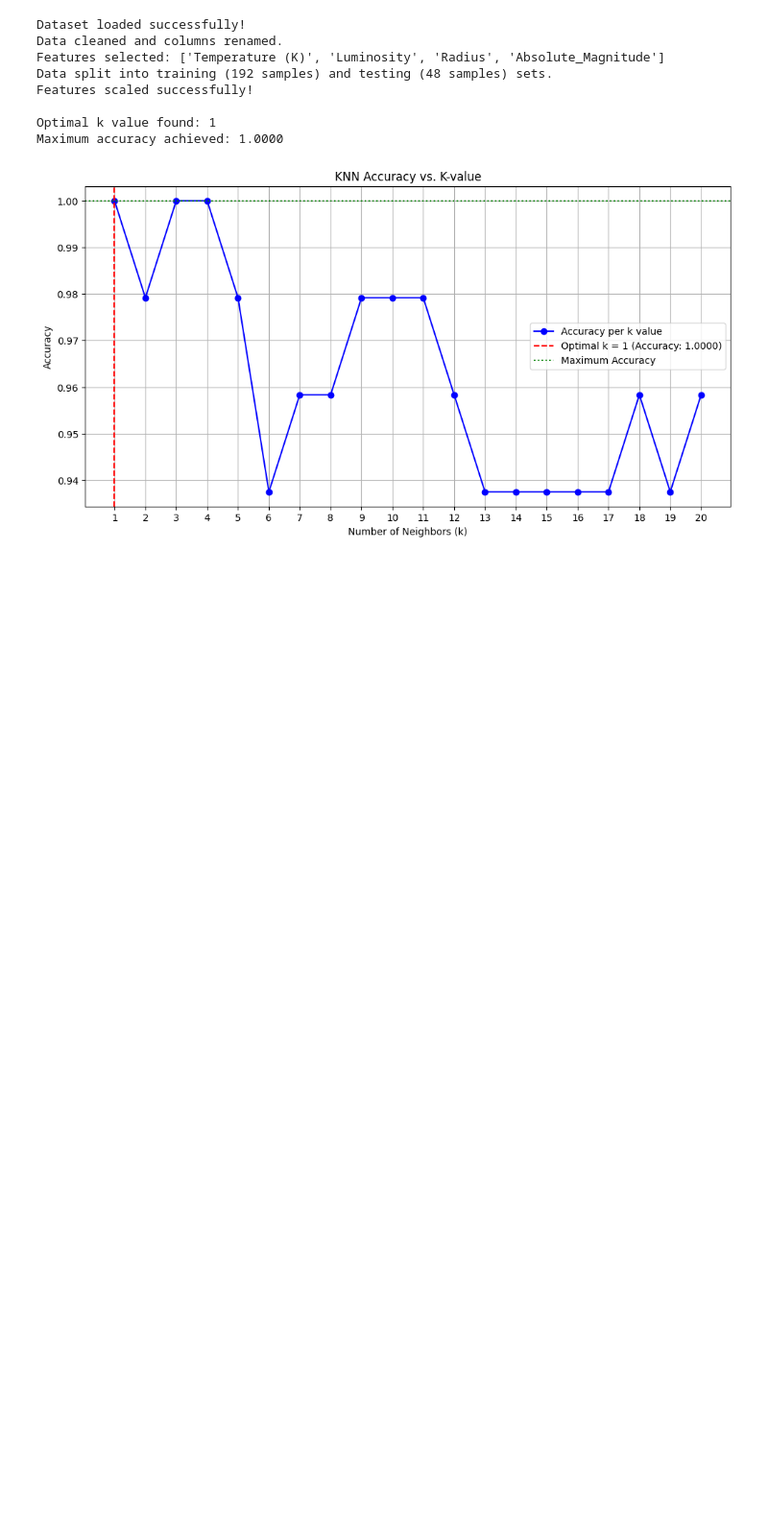
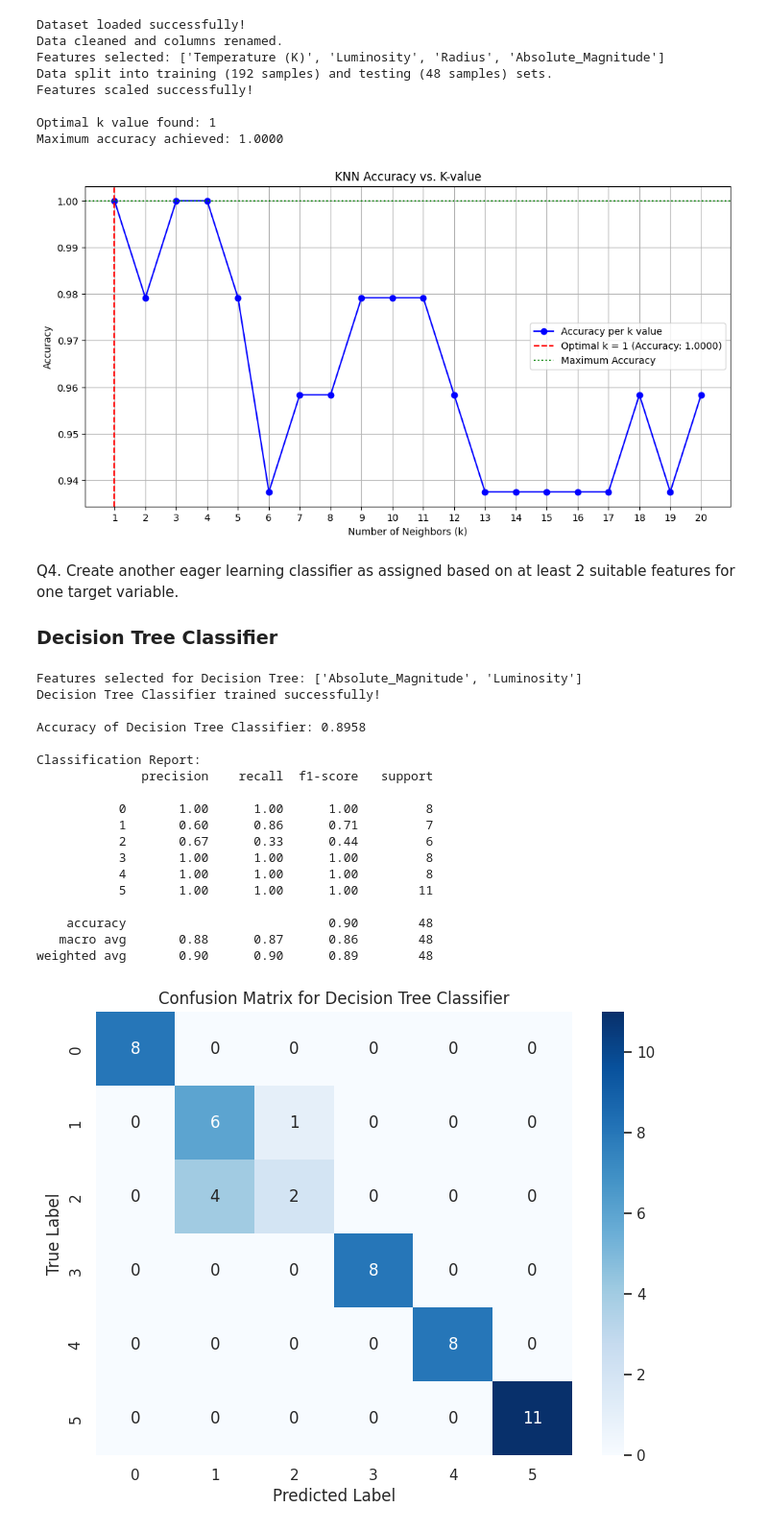
Before and after one commit to HassanKulu/AI-Coursework-2025, a Jupyter notebook: Stars_Classification.ipynb, the cells around one changed output. Shown at 96% size. Saved outputs shown, nothing was run; the diff lists cells and outputs as text; code cells hidden in the pictures; blank space fills up the shorter version.

```diff
--- a/Stars_Classification.ipynb
+++ b/Stars_Classification.ipynb
@@ -272,3 +272,63 @@ Features scaled successfully!
 Optimal k value found: 1
 Maximum accuracy achieved: 1.0000
 [figure]
+# %% [markdown]
+Q4. Create another eager learning classifier as assigned based on at least 2 suitable features for one target variable.
+
+### Decision Tree Classifier
+# %%
+from sklearn.tree import DecisionTreeClassifier
+from sklearn.metrics import accuracy_score, classification_report, confusion_matrix
+import matplotlib.pyplot as plt
+import seaborn as sns
+
+# --- 1. Select suitable features for the Decision Tree Classifier ---
+# Based on the correlation matrix, Absolute_Magnitude and Luminosity have strong correlations with 'Star type'.
+dtc_features = ['Absolute_Magnitude', 'Luminosity']
+
+X_train_dtc = X_train[dtc_features]
+X_test_dtc = X_test[dtc_features]
+
+print(f"Features selected for Decision Tree: {dtc_features}")
+
+# --- 2. Initialize and Train the Decision Tree Classifier ---
+dtc_model = DecisionTreeClassifier(random_state=42)
+dtc_model.fit(X_train_dtc, y_train)
+print("Decision Tree Classifier trained successfully!")
+
+# --- 3. Make Predictions ---
+y_pred_dtc = dtc_model.predict(X_test_dtc)
+
+# --- 4. Evaluate the Model ---
+accuracy_dtc = accuracy_score(y_test, y_pred_dtc)
+print(f"\nAccuracy of Decision Tree Classifier: {accuracy_dtc:.4f}")
+print("\nClassification Report:")
+print(classification_report(y_test, y_pred_dtc))
+
+# --- 5. Visualize Confusion Matrix ---
+plt.figure(figsize=(8, 6))
+sns.heatmap(confusion_matrix(y_test, y_pred_dtc), annot=True, cmap='Blues', fmt='g')
+plt.title('Confusion Matrix for Decision Tree Classifier')
+plt.xlabel('Predicted Label')
+plt.ylabel('True Label')
+plt.show()
+# %% [output]
+Features selected for Decision Tree: ['Absolute_Magnitude', 'Luminosity']
+Decision Tree Classifier trained successfully!
+
+Accuracy of Decision Tree Classifier: 0.8958
+
+Classification Report:
+              precision    recall  f1-score   support
+
+           0       1.00      1.00      1.00         8
+           1       0.60      0.86      0.71         7
+           2       0.67      0.33      0.44         6
+           3       1.00      1.00      1.00         8
+           4       1.00      1.00      1.00         8
+           5       1.00      1.00      1.00        11
+
+    accuracy                           0.90        48
+   macro avg       0.88      0.87      0.86        48
+weighted avg       0.90      0.90      0.89        48
+[figure, added]
```
Also changed, not shown: parts of 1 cell of this notebook.
